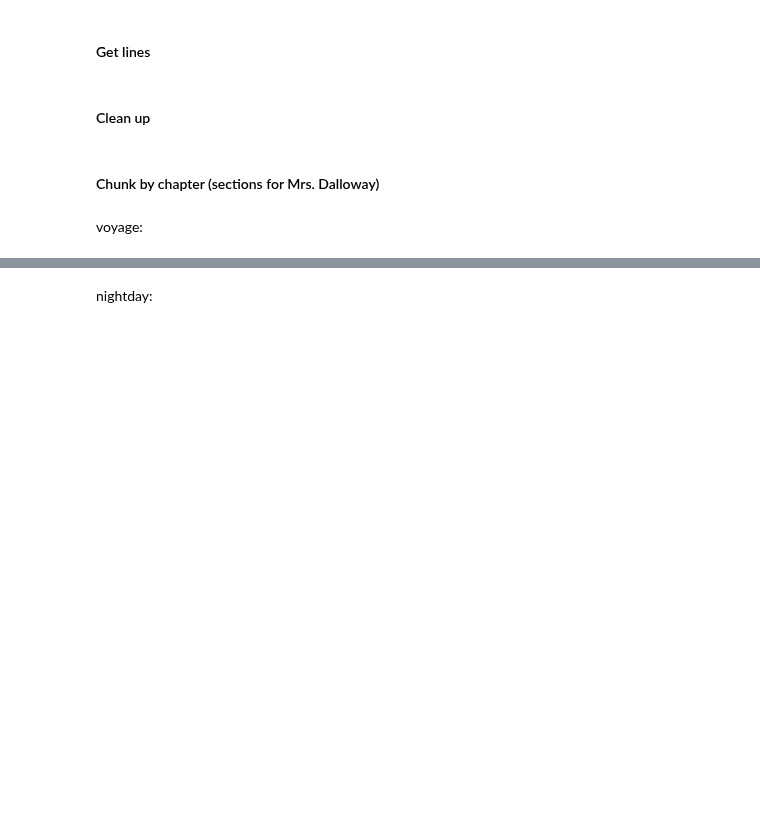
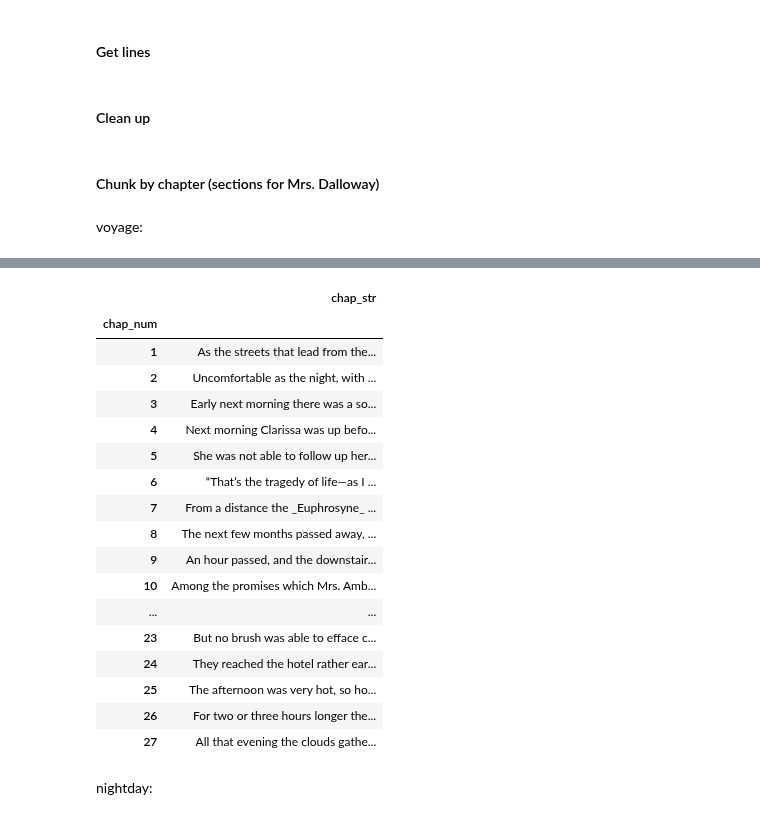
Before and after one commit to sqr8ap/DS5001-2025-01-R, a Jupyter notebook: final_project/Parse.ipynb, the cells around one changed output, grey strips where cells are left out. Cells and saved outputs as stored; diff of their text form; code cells hidden in the pictures; blank space fills up the shorter version.

```diff
--- a/final_project/Parse.ipynb
+++ b/final_project/Parse.ipynb
@@ -107,6 +107,27 @@ CHAPS_voyage = LINES_voyage.groupby(OHCO[:1])\
     .to_frame('chap_str')
 
 CHAPS_voyage['chap_str'] = CHAPS_voyage.chap_str.str.strip()
+# %%
+CHAPS_voyage
+# %% [output]
+|  | chap_str |
+| chap_num |  |
+| 1 | As the streets that lead from the... |
+| 2 | Uncomfortable as the night, with ... |
+| 3 | Early next morning there was a so... |
+| 4 | Next morning Clarissa was up befo... |
+| 5 | She was not able to follow up her... |
+| 6 | “That’s the tragedy of life—as I ... |
+| 7 | From a distance the _Euphrosyne_ ... |
+| 8 | The next few months passed away, ... |
+| 9 | An hour passed, and the downstair... |
+| 10 | Among the promises which Mrs. Amb... |
+| ... | ... |
+| 23 | But no brush was able to efface c... |
+| 24 | They reached the hotel rather ear... |
+| 25 | The afternoon was very hot, so ho... |
+| 26 | For two or three hours longer the... |
+| 27 | All that evening the clouds gathe... |
 # %% [markdown]
 nightday:
 # %%
```
Also changed, not shown: parts of 38 cells of this notebook.
